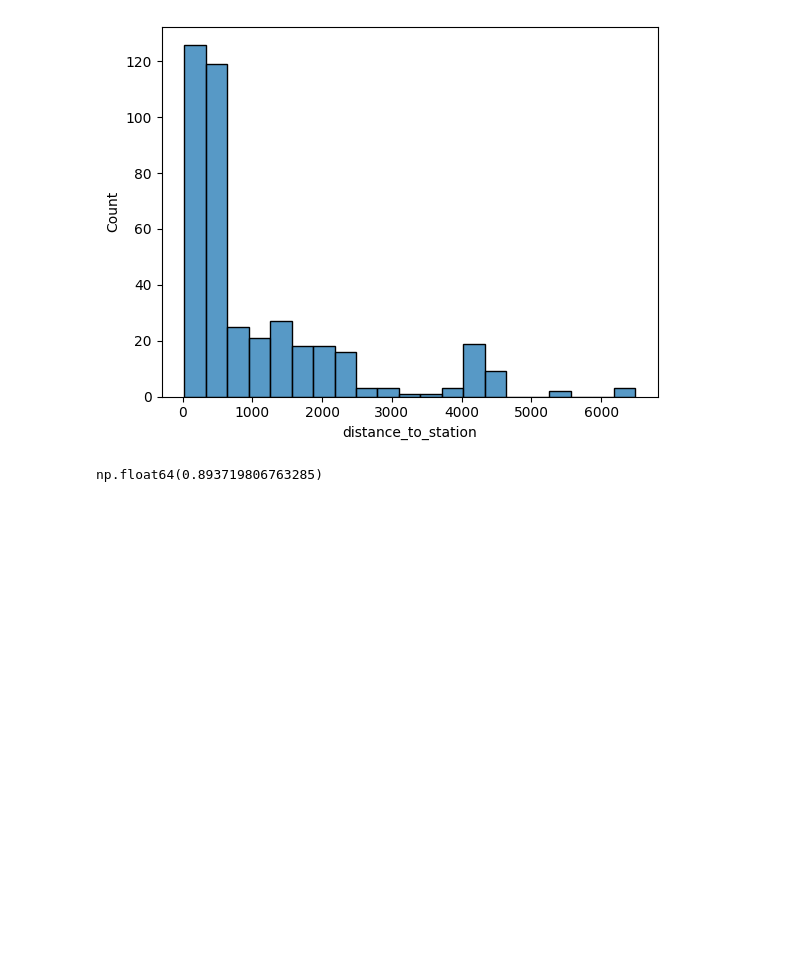
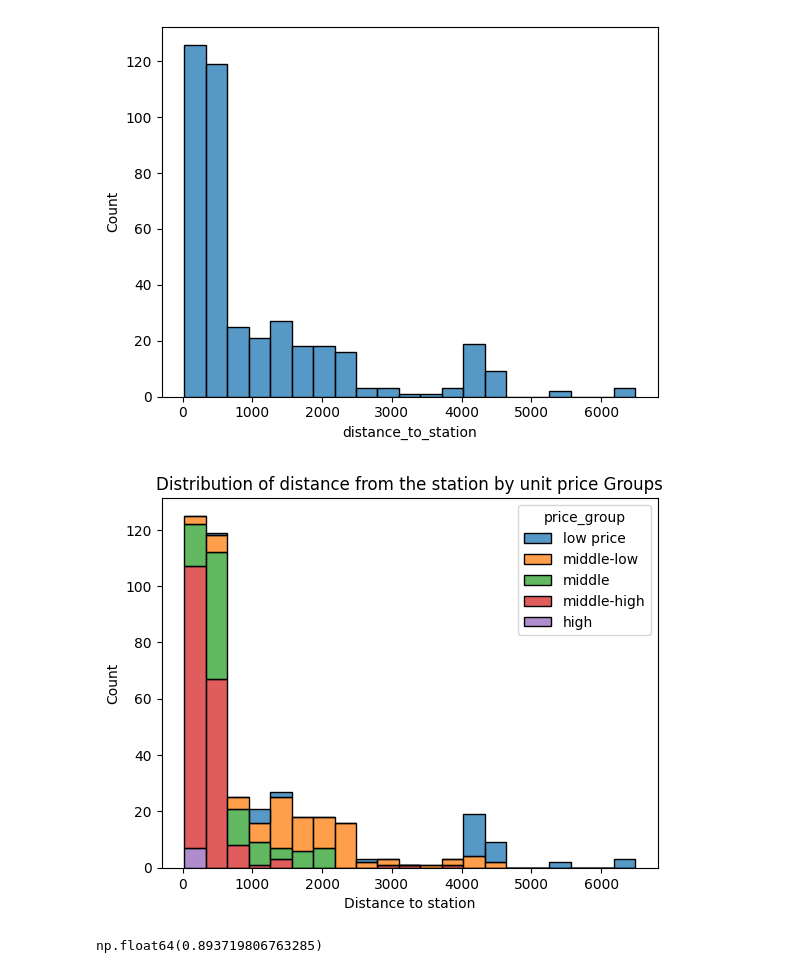
Before and after one commit to alekana/Real_estate_price_prediction, a Jupyter notebook: EDA.ipynb, the cells around one changed output. Drawn from its saved outputs; the diff is of its cells as text; code cells hidden in the pictures; blank space fills up the shorter version.

Commit message:
improve the graph

```diff
--- a/EDA.ipynb
+++ b/EDA.ipynb
@@ -389,6 +389,24 @@ sns.histplot(data=df, x="distance_to_station")
 # %% [output]
 <Axes: xlabel='distance_to_station', ylabel='Count'>
 [figure]
+# %%
+# Corrected bins to match the number of labels
+bins = [0, 20, 30, 40, 65, float('inf')]
+labels = ['low price', 'middle-low', 'middle', 'middle-high', 'high']
+
+# Create a new categorical column with the defined groups
+df_dropped['price_group'] = pd.cut(df_dropped['unit_price'], bins=bins, labels=labels, right=True)
+
+# Corrected code for the histogram plot
+sns.histplot(data=df_dropped, x='distance_to_station', hue='price_group', multiple='stack')
+
+# Optional: Adjust the plot to make it more readable
+plt.title('Distribution of distance from the station by unit price Groups')
+plt.xlabel('Distance to station')
+plt.ylabel('Count')
+plt.show()
+# %% [output]
+[figure, added]
 # %%
 (df['distance_to_station'] < 2500).sum()/(len(df))
 # %% [output]
```
Also changed, not shown: parts of 2 cells of this notebook.
